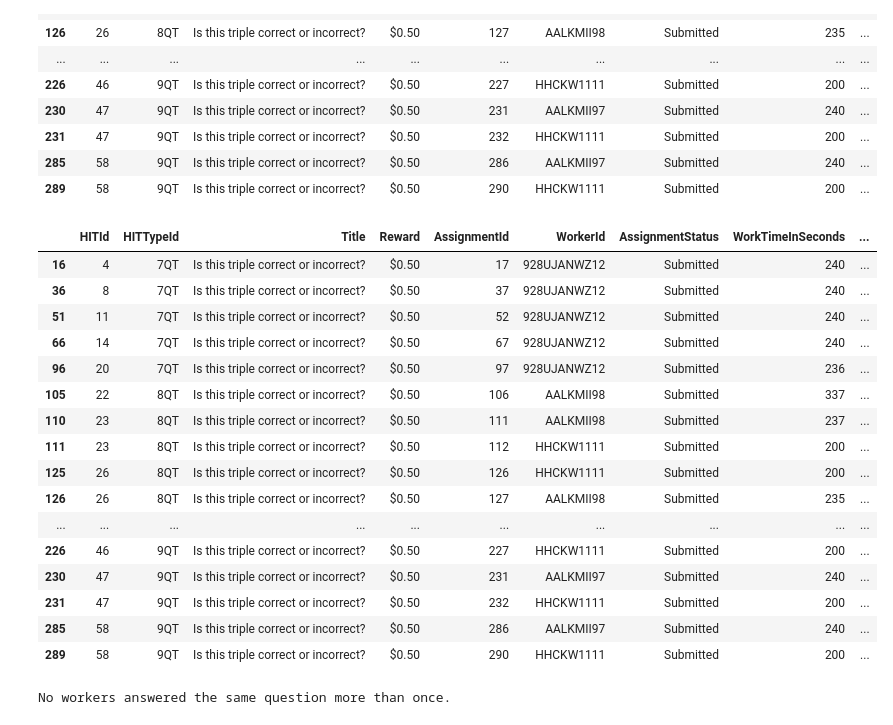
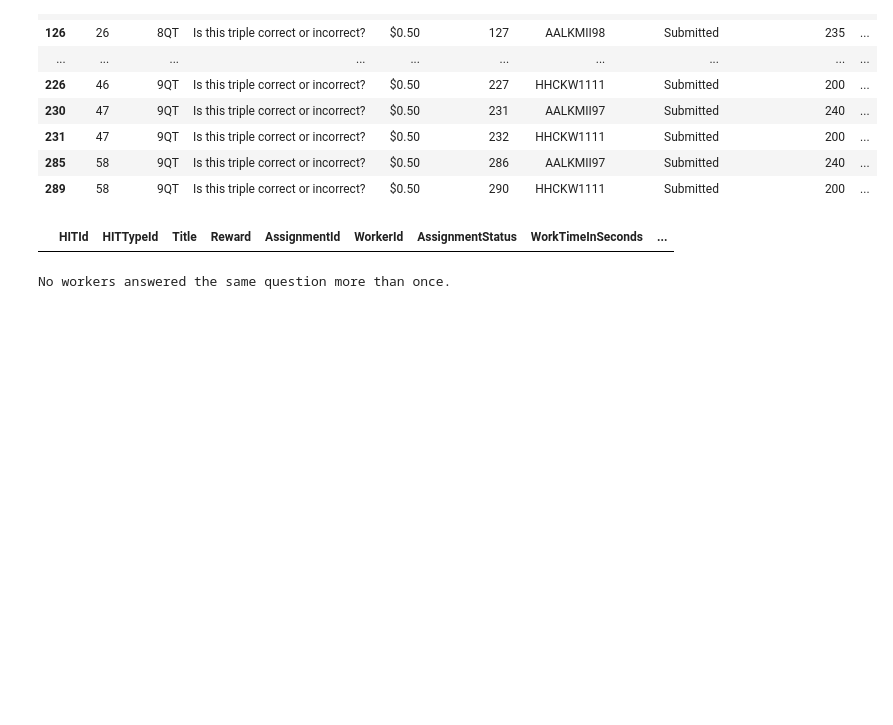
Before and after one commit to random9nessss/HS-24-Advanced-Topics-in-Artificial-Intelligence, a Jupyter notebook: development/crowd_source.ipynb, the cells around one changed output. Drawn from its saved outputs; the diff is of its cells as text; code cells hidden in the pictures; blank space fills up the shorter version.

```diff
--- a/development/crowd_source.ipynb
+++ b/development/crowd_source.ipynb
@@ -90,46 +90,36 @@ filtered_df
 # %%
 import json
 json_files = ["./exports/people_db.json", "./exports/movie_db.json"]
 merged_data = {
     k.split("/")[-1]: v
     for file_path in json_files
     for k, v in json.load(open(file_path, 'r')).items()
 }
 
 with open("./exports/predicate_db.json", 'r') as f:
     # Reversed index
     merged_data.update({v.split("/")[-1]: k for k, v in json.load(f).items()})
 
 def set_label(identity):
     identity = str(identity)
     if "/" in identity:
         identity = identity.split("/")[-1]
     elif ":" in identity:
         identity = identity.split(":")[-1]
     return merged_data.get(identity, identity)
 
+# Filter rows where both Input1ID and Input2ID exist in merged_data
+filtered_df = filtered_df[
+    filtered_df["Input1ID"].isin(merged_data) &
+    filtered_df["Input2ID"].isin(merged_data)
+]
+
 for column in ["Input1ID", "Input2ID", "Input3ID", "FixValue"]:
     filtered_df[column] = filtered_df[column].apply(set_label)
 
 filtered_df
 # %% [output]
 |  | HITId | HITTypeId | Title | Reward | AssignmentId | WorkerId | AssignmentStatus | WorkTimeInSeconds | ... |
-| 16 | 4 | 7QT | Is this triple correct or incorrect? | $0.50 | 17 | 928UJANWZ12 | Submitted | 240 | ... |
-| 36 | 8 | 7QT | Is this triple correct or incorrect? | $0.50 | 37 | 928UJANWZ12 | Submitted | 240 | ... |
-| 51 | 11 | 7QT | Is this triple correct or incorrect? | $0.50 | 52 | 928UJANWZ12 | Submitted | 240 | ... |
-| 66 | 14 | 7QT | Is this triple correct or incorrect? | $0.50 | 67 | 928UJANWZ12 | Submitted | 240 | ... |
-| 96 | 20 | 7QT | Is this triple correct or incorrect? | $0.50 | 97 | 928UJANWZ12 | Submitted | 236 | ... |
-| 105 | 22 | 8QT | Is this triple correct or incorrect? | $0.50 | 106 | AALKMII98 | Submitted | 337 | ... |
-| 110 | 23 | 8QT | Is this triple correct or incorrect? | $0.50 | 111 | AALKMII98 | Submitted | 237 | ... |
-| 111 | 23 | 8QT | Is this triple correct or incorrect? | $0.50 | 112 | HHCKW1111 | Submitted | 200 | ... |
-| 125 | 26 | 8QT | Is this triple correct or incorrect? | $0.50 | 126 | HHCKW1111 | Submitted | 200 | ... |
-| 126 | 26 | 8QT | Is this triple correct or incorrect? | $0.50 | 127 | AALKMII98 | Submitted | 235 | ... |
-| ... | ... | ... | ... | ... | ... | ... | ... | ... | ... |
-| 226 | 46 | 9QT | Is this triple correct or incorrect? | $0.50 | 227 | HHCKW1111 | Submitted | 200 | ... |
-| 230 | 47 | 9QT | Is this triple correct or incorrect? | $0.50 | 231 | AALKMII97 | Submitted | 240 | ... |
-| 231 | 47 | 9QT | Is this triple correct or incorrect? | $0.50 | 232 | HHCKW1111 | Submitted | 200 | ... |
-| 285 | 58 | 9QT | Is this triple correct or incorrect? | $0.50 | 286 | AALKMII97 | Submitted | 240 | ... |
-| 289 | 58 | 9QT | Is this triple correct or incorrect? | $0.50 | 290 | HHCKW1111 | Submitted | 200 | ... |
 # %%
 duplicate_answers = crowd_df[crowd_df.duplicated(subset=["WorkerId", "HITId"], keep=False)]
 duplicate_summary = duplicate_answers.groupby(["WorkerId", "HITId"]).size().reset_index(name="Duplicate_Count")
```
